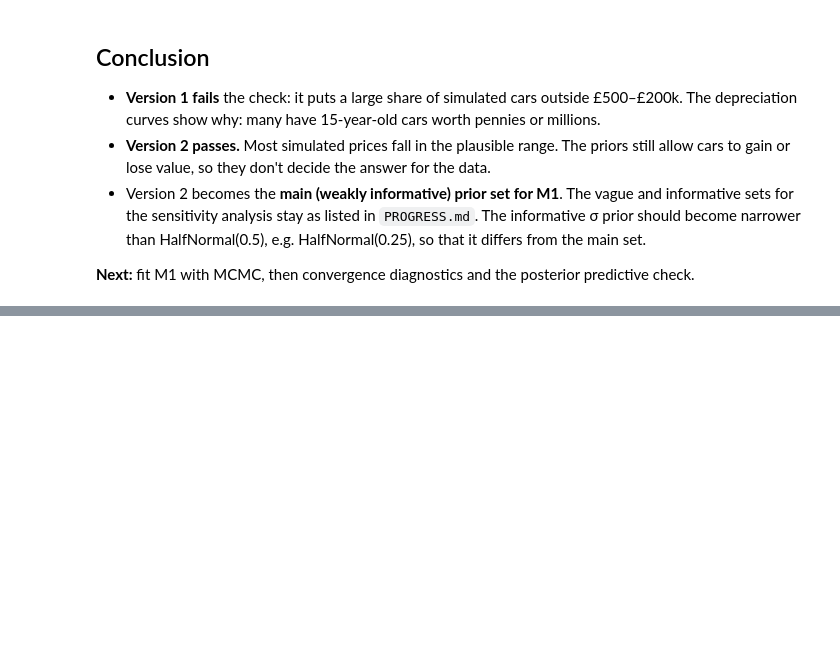
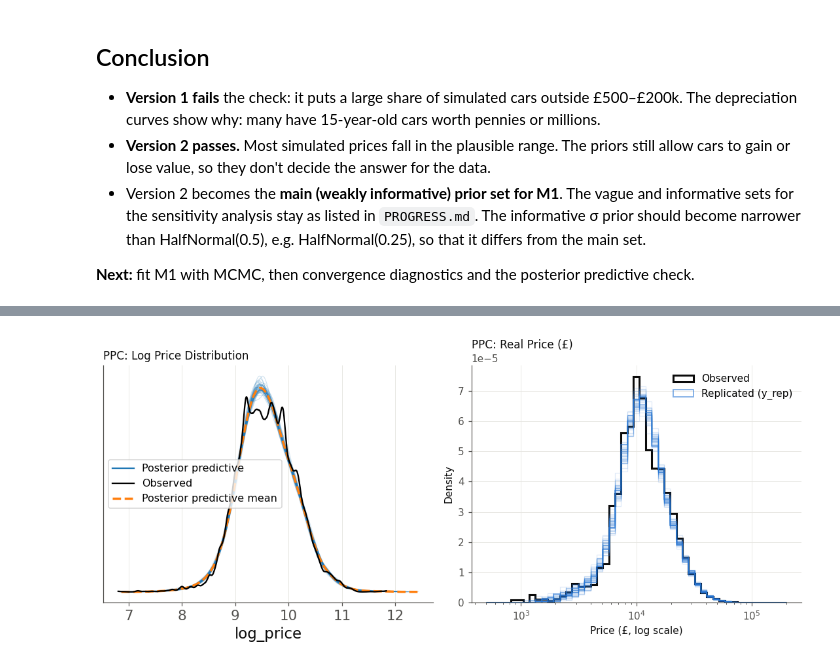
Before and after one commit to ZueMaster/BDA-2026, a Jupyter notebook: notebooks/02_m1_pooled.ipynb, the cells around one changed output, grey strips where cells are left out. Saved outputs shown, nothing was run; the diff lists cells and outputs as text; code cells hidden in the pictures; blank space fills up the shorter version.

```diff
--- a/notebooks/02_m1_pooled.ipynb
+++ b/notebooks/02_m1_pooled.ipynb
@@ -222,0 +357,29 @@ fig.tight_layout()
+# %%
+# Overall posterior predictive check
+fig, axes = plt.subplots(1, 2, figsize=(10, 4.5))
+
+# Log price scale
+az.plot_ppc(idata_m1, num_pp_samples=50, ax=axes[0], legend=True)
+axes[0].set_title("PPC: Log Price Distribution", loc="left", fontsize=11, color=INK)
+axes[0].set_xlabel("log_price")
+
+# Real £ scale
+y_obs_gbp = np.exp(train["log_price"].values)
+y_rep_gbp = np.exp(idata_m1.posterior_predictive["log_price"].values)
+y_rep_sample_gbp = y_rep_gbp.reshape(-1, len(train))[:50]
+
+bins = np.logspace(2.7, 5.3, 50)
+axes[1].hist(y_obs_gbp, bins=bins, density=True, histtype="step", color=INK, lw=2, label="Observed")
+for sim in y_rep_sample_gbp:
+    axes[1].hist(sim, bins=bins, density=True, histtype="step", color=BLUE, alpha=0.15, lw=0.8)
+axes[1].hist(y_rep_sample_gbp[0], bins=bins, density=True, histtype="step", color=BLUE, alpha=0.6, lw=1.2, label="Replicated (y_rep)")
+axes[1].set_xscale("log")
+axes[1].set_title("PPC: Real Price (£)", loc="left", fontsize=11, color=INK)
+axes[1].set_xlabel("Price (£, log scale)")
+axes[1].set_ylabel("Density")
+axes[1].legend(frameon=False)
+
+plt.tight_layout()
+plt.show()
+# %% [output]
+[figure, added]
```
Also changed, not shown: parts of 18 cells of this notebook, 2 other files.
